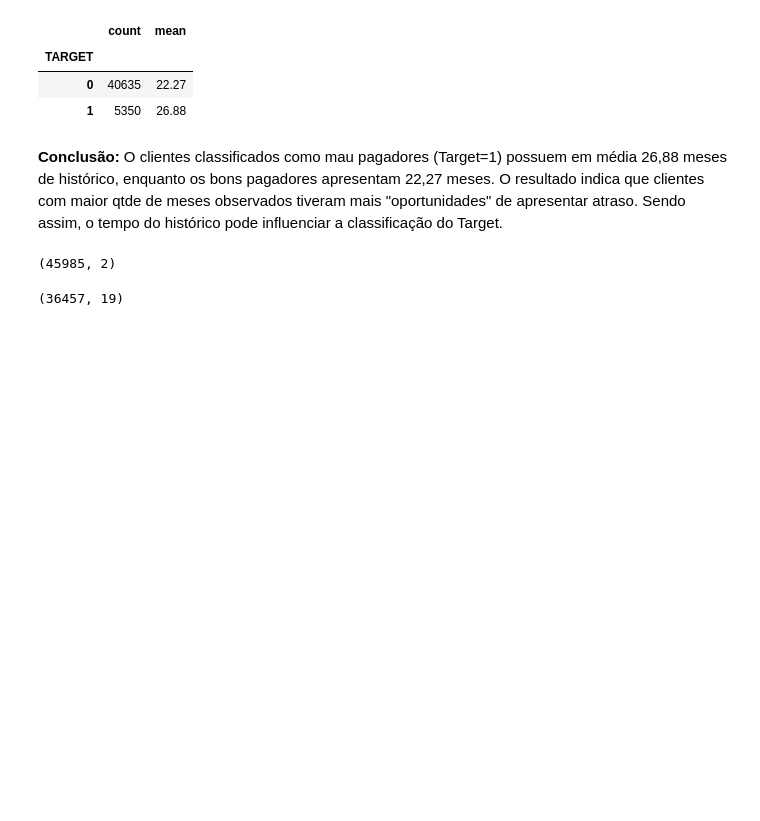
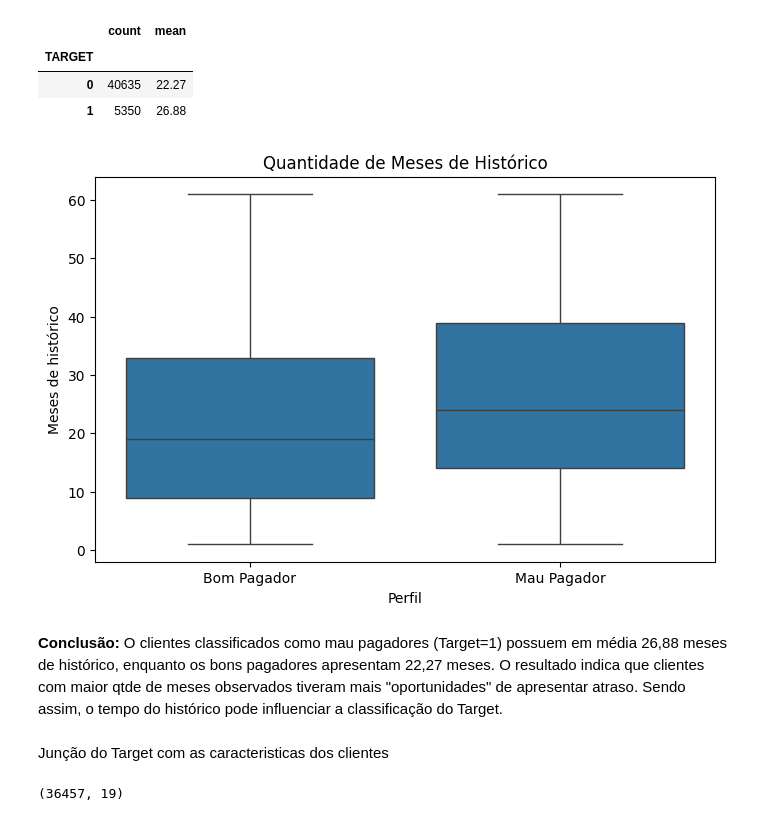
Before and after one commit to marciapaulasv-coder/TechChalenge, a Jupyter notebook: 01_eda.ipynb, the cells around one changed output. Cells and saved outputs as stored; diff of their text form; code cells hidden in the pictures; blank space fills up the shorter version.

```diff
--- a/01_eda.ipynb
+++ b/01_eda.ipynb
@@ -291,14 +319,26 @@ historico_target.groupby('TARGET')['MONTHS_BALANCE'].agg(['count', 'mean']).roun
 | TARGET |  |  |
 | 0 | 40635 | 22.27 |
 | 1 | 5350 | 26.88 |
+# %%
+historico_target['PERFIL'] = historico_target['TARGET'].map({0: 'Bom Pagador', 1: 'Mau Pagador'})
+
+plt.figure(figsize=(8, 5))
+
+sns.boxplot(data=historico_target, x='PERFIL', y='MONTHS_BALANCE')
+
+plt.title('Quantidade de Meses de Histórico')
+plt.xlabel('Perfil')
+plt.ylabel('Meses de histórico')
+
+plt.show()
+# %% [output]
+[figure, added]
 # %% [markdown]
 **Conclusão:** O clientes classificados como mau pagadores (Target=1) possuem em média 26,88 meses de histórico, enquanto os bons pagadores apresentam 22,27 meses. O resultado indica que clientes com maior qtde de meses observados tiveram mais "oportunidades" de apresentar atraso. Sendo assim, o tempo do histórico pode influenciar a classificação do Target.
-# %%
-target_cliente.shape
-# %% [output]
-(45985, 2)
 # %%
 df = AR.merge(target_cliente, on='ID', how='inner')
+# %% [markdown]
+Junção do Target com as caracteristicas dos clientes
 # %%
 df.shape
 # %% [output]
```
Also changed, not shown: parts of 9 cells of this notebook.
